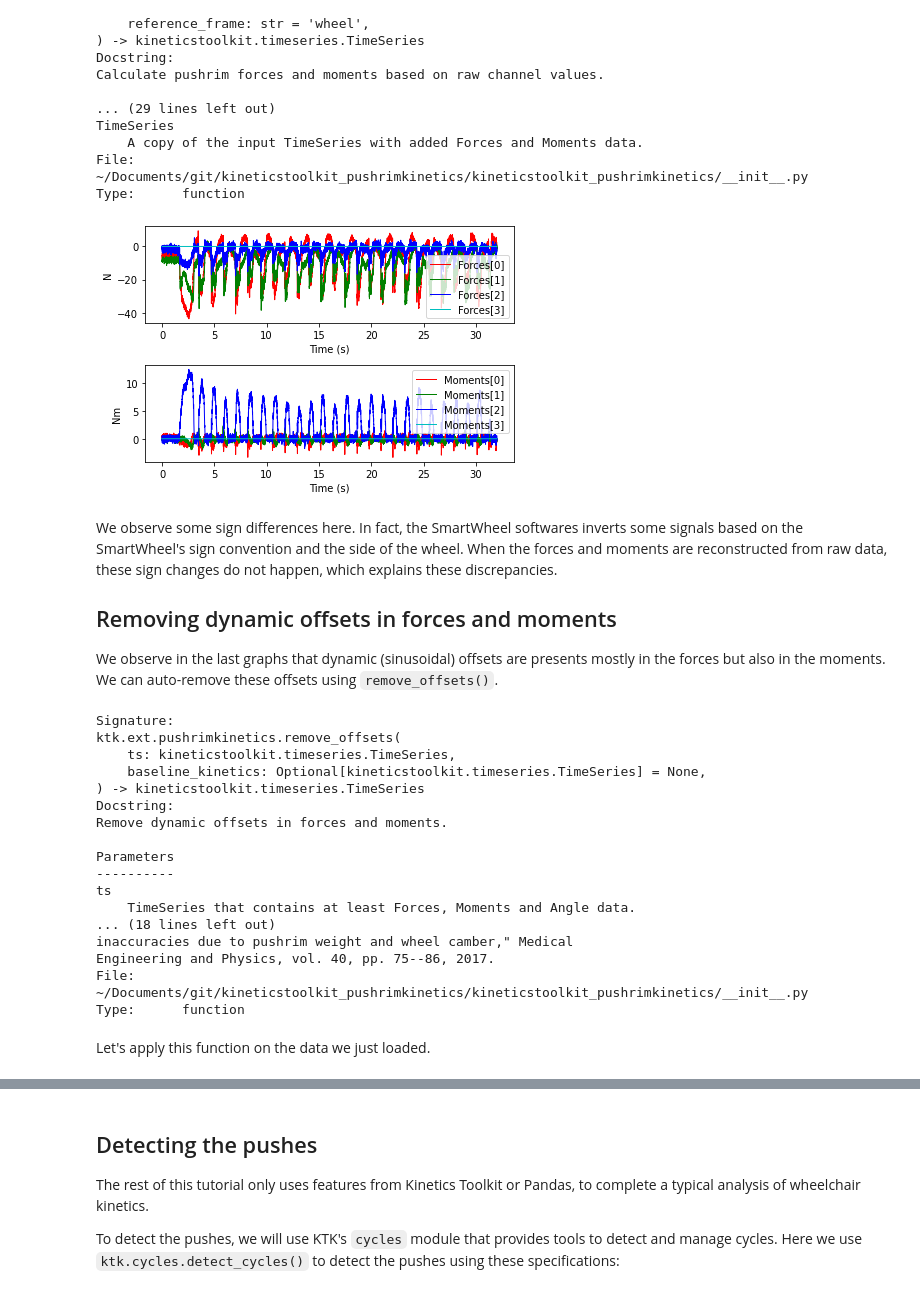
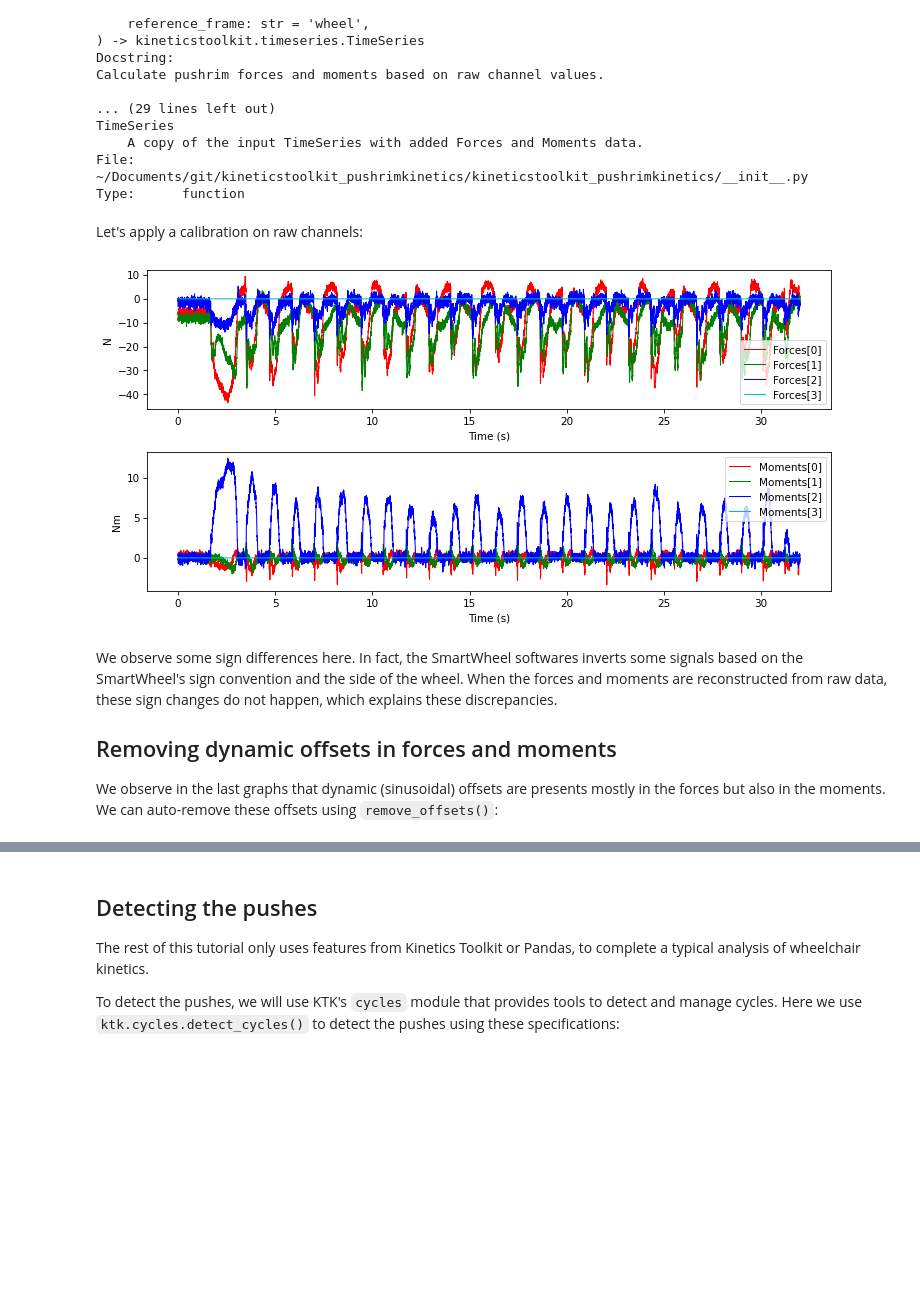
Before and after one commit to kineticstoolkit/kineticstoolkit_pushrimkinetics, a Jupyter notebook: tutorials/tutorial.ipynb, the cells around one changed output, grey strips where cells are left out. Saved outputs shown, nothing was run; the diff lists cells and outputs as text; code cells hidden in the pictures; blank space fills up the shorter version.

```diff
--- a/tutorials/tutorial.ipynb
+++ b/tutorials/tutorial.ipynb
@@ -75,59 +61,39 @@ TimeSeries
     A copy of the input TimeSeries with added Forces and Moments data.
 File:      ~/Documents/git/kineticstoolkit_pushrimkinetics/kineticstoolkit_pushrimkinetics/__init__.py
 Type:      function
+# %% [markdown]
+Let's apply a calibration on raw channels:
 # %%
 # This instrumented wheel's calibration:
 
 # Gains for the 3 forces and 3 moments, in N/channel value and Nm/channel value.
 gains = [-0.106, 0.106, 0.094, 0.022, -0.022, 0.0234999]
 
 # Offsets for the 3 forces and 3 moments
-offsets = [0., 10., 0., 0., 0., 0.]
+offsets = [0.0, 10.0, 0.0, 0.0, 0.0, 0.0]
 
 # Perform the calculation
 new_kinetics = ktk.ext.pushrimkinetics.apply_calibration(
     kinetics,
     gains=gains,
     offsets=offsets,
-    transducer='smartwheel',
-    reference_frame='hub',
+    transducer="smartwheel",
+    reference_frame="hub",
 )
 
 # Plot the results
 plt.subplot(2, 1, 1)
-new_kinetics.plot('Forces')
+new_kinetics.plot("Forces")
 plt.subplot(2, 1, 2)
-new_kinetics.plot('Moments')
+new_kinetics.plot("Moments")
 plt.tight_layout()
 # %% [output]
-[figure, old version]
+[figure, new version]
 # %% [markdown]
 We observe some sign differences here. In fact, the SmartWheel softwares inverts some signals based on the SmartWheel's sign convention and the side of the wheel. When the forces and moments are reconstructed from raw data, these sign changes do not happen, which explains these discrepancies.
 
 ## Removing dynamic offsets in forces and moments
 
-We observe in the last graphs that dynamic (sinusoidal) offsets are presents mostly in the forces but also in the moments. We can auto-remove these offsets using `remove_offsets()`.
+We observe in the last graphs that dynamic (sinusoidal) offsets are presents mostly in the forces but also in the moments. We can auto-remove these offsets using `remove_offsets()`:
-# %%
-ktk.ext.pushrimkinetics.remove_offsets?
-# %% [output]
-Signature:
-ktk.ext.pushrimkinetics.remove_offsets(
-    ts: kineticstoolkit.timeseries.TimeSeries,
-    baseline_kinetics: Optional[kineticstoolkit.timeseries.TimeSeries] = None,
-) -> kineticstoolkit.timeseries.TimeSeries
-Docstring:
-Remove dynamic offsets in forces and moments.
-
-Parameters
-----------
-ts
-    TimeSeries that contains at least Forces, Moments and Angle data.
-... (18 lines left out)
-inaccuracies due to pushrim weight and wheel camber," Medical
-Engineering and Physics, vol. 40, pp. 75--86, 2017.
-File:      ~/Documents/git/kineticstoolkit_pushrimkinetics/kineticstoolkit_pushrimkinetics/__init__.py
-Type:      function
-# %% [markdown]
-Let's apply this function on the data we just loaded.
 # %%
 plt.subplot(2, 1, 1)
```
Also changed, not shown: parts of 15 cells of this notebook, 3 other files.
